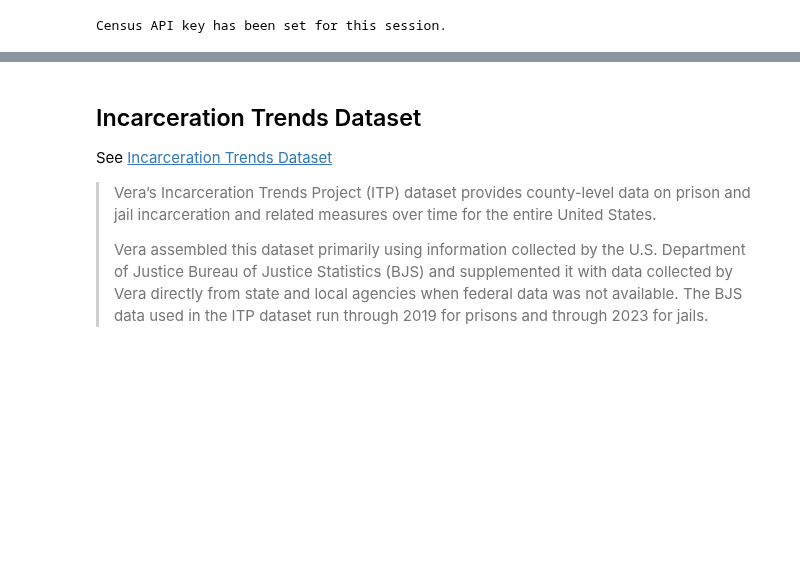
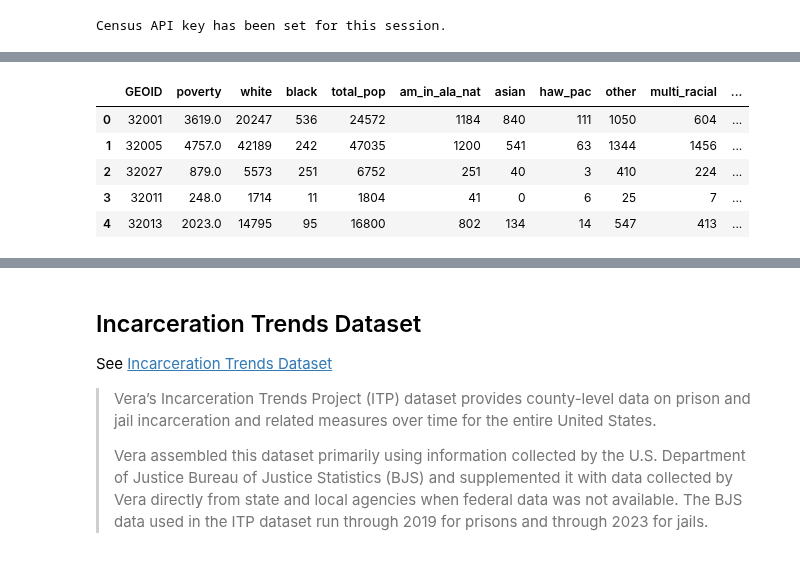
Before and after one commit to steveg-ds/RHIP, a Jupyter notebook: rural-detention/data_analysis.ipynb, the cells around one changed output, grey strips where cells are left out. Drawn from its saved outputs; the diff is of its cells as text; code cells hidden in the pictures; blank space fills up the shorter version.

```diff
--- a/rural-detention/data_analysis.ipynb
+++ b/rural-detention/data_analysis.ipynb
@@ -143,0 +163,77 @@ TypeError: collect_acs_data.<locals>.get_state_data() missing 1 required positio
+# %%
+states_to_remove = [
+    "PR",
+    "HI",
+    "GU",
+    "MP",
+    "AS",
+    "AK",
+    "VI",
+]  # Filter states to continental US + D.C.
+
+states = list(
+    set([state for state in rucc["State"].values if state not in states_to_remove])
+)
+# %%
+import os
+import sys
+from contextlib import redirect_stdout
+
+
+def get_state_data(
+    geography: str,
+    year: int,
+    state: str,
+    variables: Dict[str, str],
+    geo: bool,
+):
+    try:
+        results = tc.get_acs(
+            geography=geography,
+            variables=variables,
+            state=state,
+            year=year,
+            geometry=geo,
+        )
+        results["year"] = year
+        cols_to_drop = [col for col in list(census.columns) if "_moe" in col]
+        return results.drop(columns=cols_to_drop)
+
+    except Exception as e:
+        print(f"{state}, {e}")
+
+    return pd.DataFrame()
+
+
+# Define a "null" destination
+with open(os.devnull, "w") as f:
+    with redirect_stdout(f):
+        with ThreadPoolExecutor(max_workers=10) as executor:
+            futures = []
+            for year in [2013, 2018, 2023]:
+                for state in states:
+                    future = executor.submit(
+                        get_state_data,
+                        geography="county",
+                        state=state,
+                        year=year,
+                        variables=vars_dict,
+                        geo=False,
+                    )
+                    futures.append(future)
+
+        counties = pd.concat(
+            [counties(state=state, cb=True, cache=True) for state in states],
+            ignore_index=True,
+            sort=False,
+        )
+
+census = pd.concat(
+    [result.result() for result in futures],
+    ignore_index=True,
+    sort=False,
+)
+
+
+census.head()
+# %% [output]
@@ -143,0 +257,6 @@ TypeError: collect_acs_data.<locals>.get_state_data() missing 1 required positio
+|  | GEOID | poverty | white | black | total_pop | am_in_ala_nat | asian | haw_pac | other | multi_racial | ... |
+| 0 | 32001 | 3619.0 | 20247 | 536 | 24572 | 1184 | 840 | 111 | 1050 | 604 | ... |
+| 1 | 32005 | 4757.0 | 42189 | 242 | 47035 | 1200 | 541 | 63 | 1344 | 1456 | ... |
+| 2 | 32027 | 879.0 | 5573 | 251 | 6752 | 251 | 40 | 3 | 410 | 224 | ... |
+| 3 | 32011 | 248.0 | 1714 | 11 | 1804 | 41 | 0 | 6 | 25 | 7 | ... |
+| 4 | 32013 | 2023.0 | 14795 | 95 | 16800 | 802 | 134 | 14 | 547 | 413 | ... |
```
Also changed, not shown: parts of 34 cells of this notebook, 4 other files.
